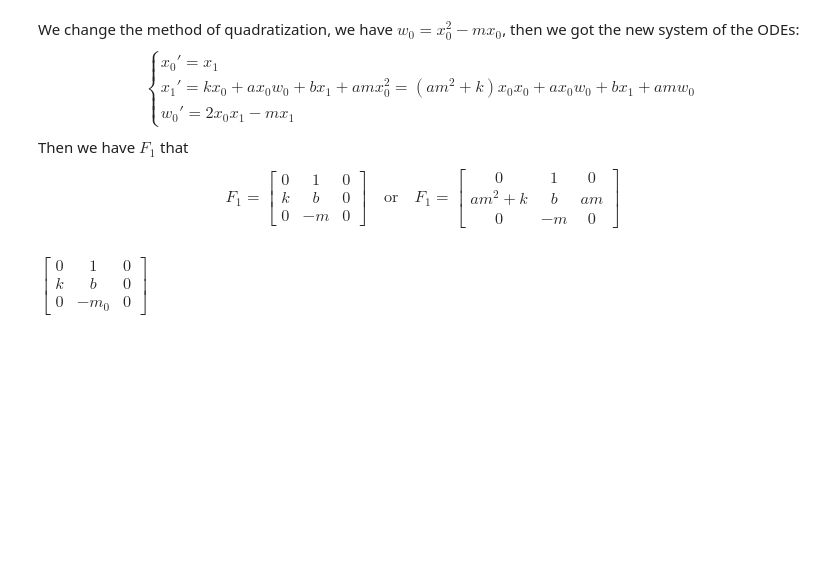
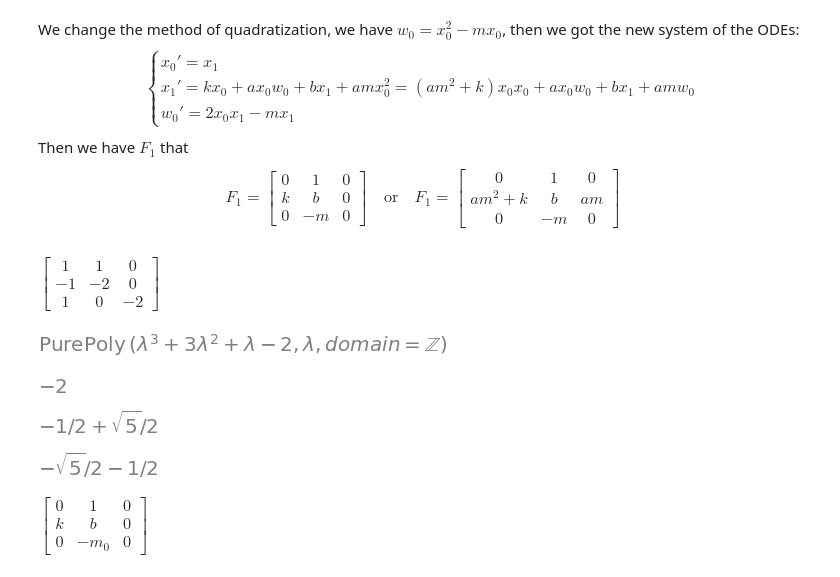
Before and after one commit to yubocai-poly/Reachability-Problem-of-ODE, a Jupyter notebook: Reachability/evaluation/System_example/system_example.ipynb, the cells around one changed output. Drawn from its saved outputs; the diff is of its cells as text; code cells hidden in the pictures; blank space fills up the shorter version.

```diff
--- a/Reachability/evaluation/System_example/system_example.ipynb
+++ b/Reachability/evaluation/System_example/system_example.ipynb
@@ -63,6 +63,23 @@ def eigenvalue_solver(F):
     p = F.charpoly(lamda)
     roots = sym.solve(p, lamda)
     return p, roots[0], roots[1], roots[2]
+# %%
+F = sym.Matrix([[1, 1, 0], [-1, -2, 0], [1, 0, -2]])
+display(F)
+p, lambda1, lambda2, lambda3 = eigenvalue_solver(F)
+display(p)
+
+# solve the eigenvalue problem
+roots = sym.solve(p, lamda)
+display(roots[0])
+display(roots[1])
+display(roots[2])
+# %% [output]
+$\displaystyle \left[\begin{matrix}1 & 1 & 0\\-1 & -2 & 0\\1 & 0 & -2\end{matrix}\right]$
+[figure, added]
+[figure, added]
+[figure, added]
+[figure, added]
 # %%
 F = sym.Matrix([[0, 1, 0], [k, b, 0], [0, -m0, 0]])
 display(F)
```
Also changed, not shown: 3 other files.
